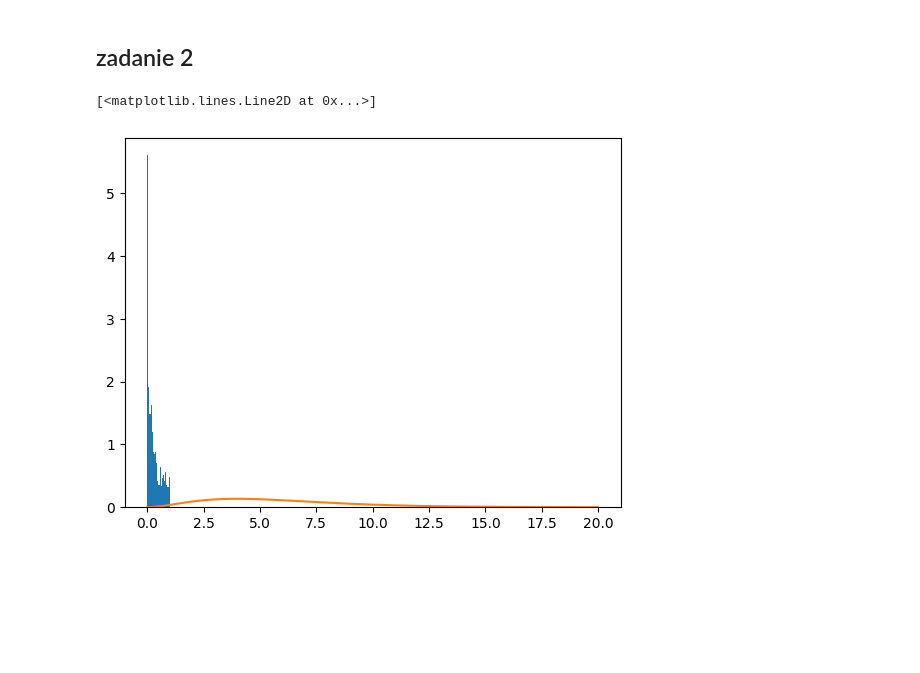
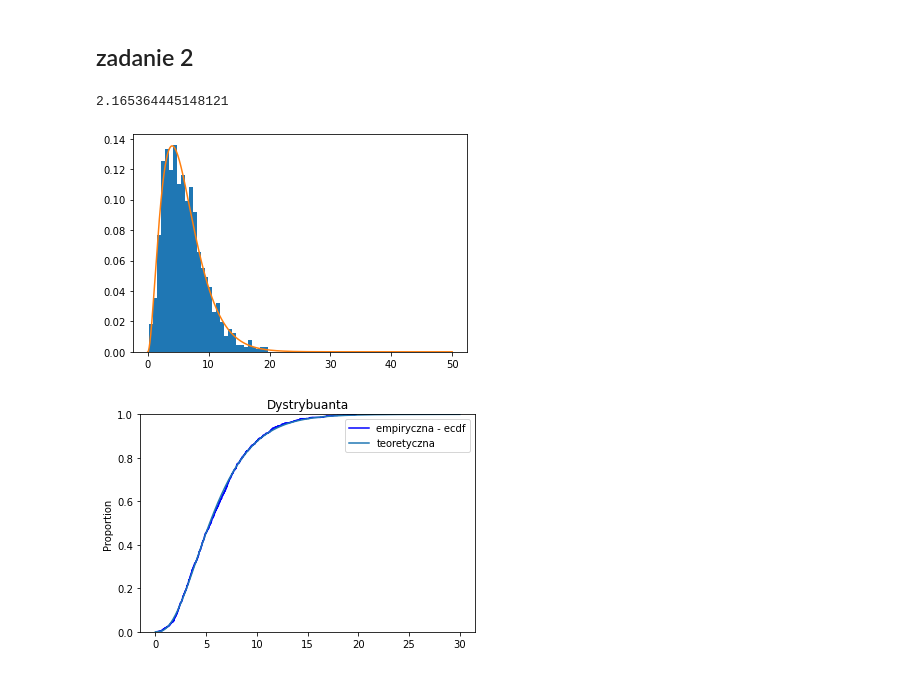
Before and after one commit to MariaNowacka/4-semestr, a Jupyter notebook: symulacje/Nowacka_Lista3.ipynb, the cells around one changed output. Saved outputs shown, nothing was run; the diff lists cells and outputs as text; code cells hidden in the pictures; blank space fills up the shorter version.

```diff
--- a/symulacje/Nowacka_Lista3.ipynb
+++ b/symulacje/Nowacka_Lista3.ipynb
@@ -39,3 +43,3 @@ def f_g(x, k = 3, th =2):
 # %%
-def f_exp(x, lambd = 3):
+def f_exp(x, lambd = 1/4):
     return lambd*np.exp(-lambd*x)
@@ -45,18 +46,23 @@ def F_1exp(x, lambd = 3):
 # %%
-xs = np.linspace(0,20, 1000)
-m = max(f_g(i)/f_exp(i) for i in xs)
+xs = np.linspace(0,50,5000)
+m = max(f_gamma(i)/f_exp(i) for i in xs)
+# %%
+print(m)
+# %% [output]
+2.165364445148121
 # %%
 def ao():
-    y = F_1exp(random.random())
-    u = random.random()
-    if u < f_g(y)/(c*f_exp(y)):
-        return u
+    y = np.random.exponential(4)
+    u = np.random.rand()
+    if u <= f_gamma(y)/(m*f_exp(y)):
+        return y
     else:
         return ao()
+# %%
+t2=[ao() for _ in range(1,100000, 100)]
 # %%
-t=[ao() for _ in xs]
-plt.hist(t, density=True, bins=20)
-plt.plot(xs, [f_g(x) for x in xs])
+plt.hist(t2,density=True, bins=30)
+plt.plot(xs, [f_gamma(x) for x in xs ])
+plt.show()
 # %% [output]
-[<matplotlib.lines.Line2D at 0x...>]
-[figure, old version]
+[figure, new version]
@@ -62,0 +86,4 @@ plt.plot(xs, [f_g(x) for x in xs])
+# %%
+drewdemp(t2)
+# %% [output]
+[figure, added]
```
Also changed, not shown: parts of 13 cells of this notebook.
